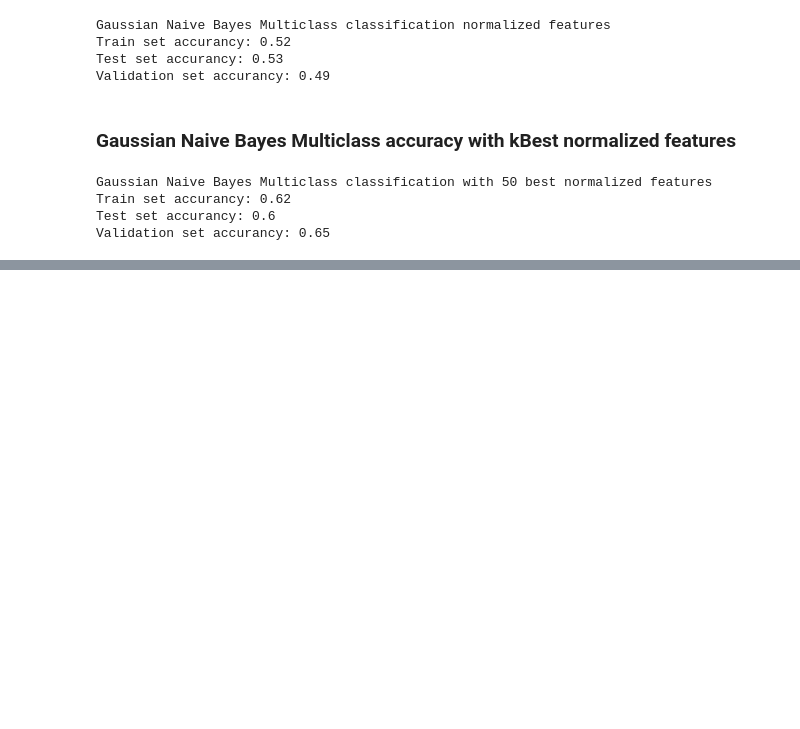
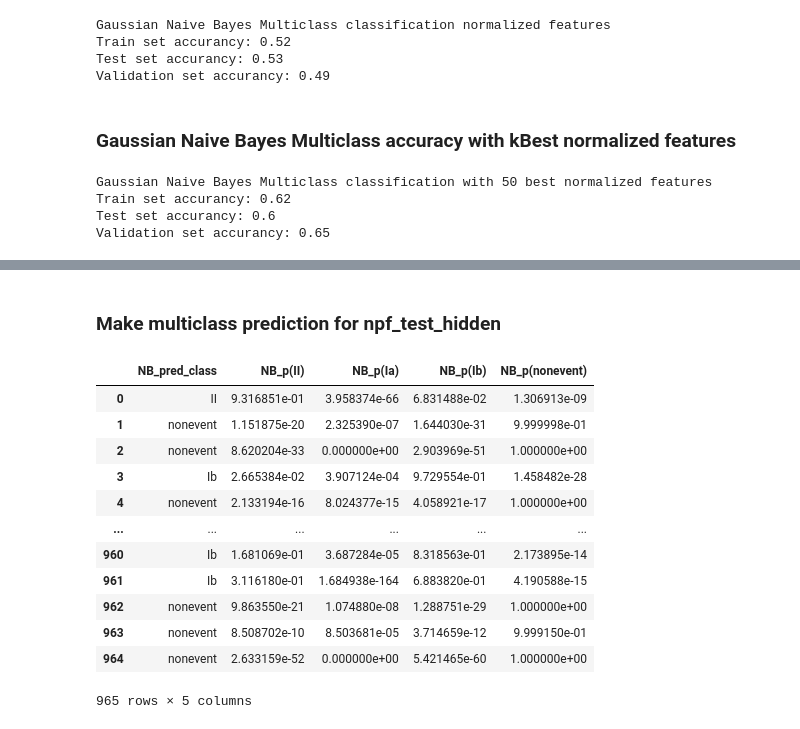
Before and after one commit to williwilliams3/TermProjectIML, a Jupyter notebook: naive_bayes.ipynb, the cells around one changed output, grey strips where cells are left out. Saved outputs shown, nothing was run; the diff lists cells and outputs as text; code cells hidden in the pictures; blank space fills up the shorter version.

```diff
--- a/naive_bayes.ipynb
+++ b/naive_bayes.ipynb
@@ -379,0 +571,34 @@ Validation set accurancy: 0.65
+# %% [markdown]
+### Make multiclass prediction for npf_test_hidden
+# %%
+# Get prediction classes
+multi_class = pd.DataFrame(model.predict(npf_test_hidden_i))
+
+# Get prediction probabilities
+multi_prob = pd.DataFrame(model.predict_proba(npf_test_hidden_i))
+
+# Merge classes and probabilities
+NB_multi_pred = pd.merge(multi_class, multi_prob, left_index=True, right_index=True)
+
+# Rename columns
+NB_multi_pred.columns = ["NB_pred_class", "NB_p(II)", "NB_p(Ia)","NB_p(Ib)","NB_p(nonevent)"]
+
+# Save results
+NB_multi_pred.to_csv("prediction_results/NB_multi.csv", index=False)
+
+# Show dataframe
+NB_multi_pred
+# %% [output]
+|  | NB_pred_class | NB_p(II) | NB_p(Ia) | NB_p(Ib) | NB_p(nonevent) |
+| 0 | II | 9.316851e-01 | 3.958374e-66 | 6.831488e-02 | 1.306913e-09 |
+| 1 | nonevent | 1.151875e-20 | 2.325390e-07 | 1.644030e-31 | 9.999998e-01 |
+| 2 | nonevent | 8.620204e-33 | 0.000000e+00 | 2.903969e-51 | 1.000000e+00 |
+| 3 | Ib | 2.665384e-02 | 3.907124e-04 | 9.729554e-01 | 1.458482e-28 |
+| 4 | nonevent | 2.133194e-16 | 8.024377e-15 | 4.058921e-17 | 1.000000e+00 |
+| ... | ... | ... | ... | ... | ... |
+| 960 | Ib | 1.681069e-01 | 3.687284e-05 | 8.318563e-01 | 2.173895e-14 |
+| 961 | Ib | 3.116180e-01 | 1.684938e-164 | 6.883820e-01 | 4.190588e-15 |
+| 962 | nonevent | 9.863550e-21 | 1.074880e-08 | 1.288751e-29 | 1.000000e+00 |
+| 963 | nonevent | 8.508702e-10 | 8.503681e-05 | 3.714659e-12 | 9.999150e-01 |
+| 964 | nonevent | 2.633159e-52 | 0.000000e+00 | 5.421465e-60 | 1.000000e+00 |
+965 rows × 5 columns
```
Also changed, not shown: parts of 14 cells of this notebook, 4 other files.
